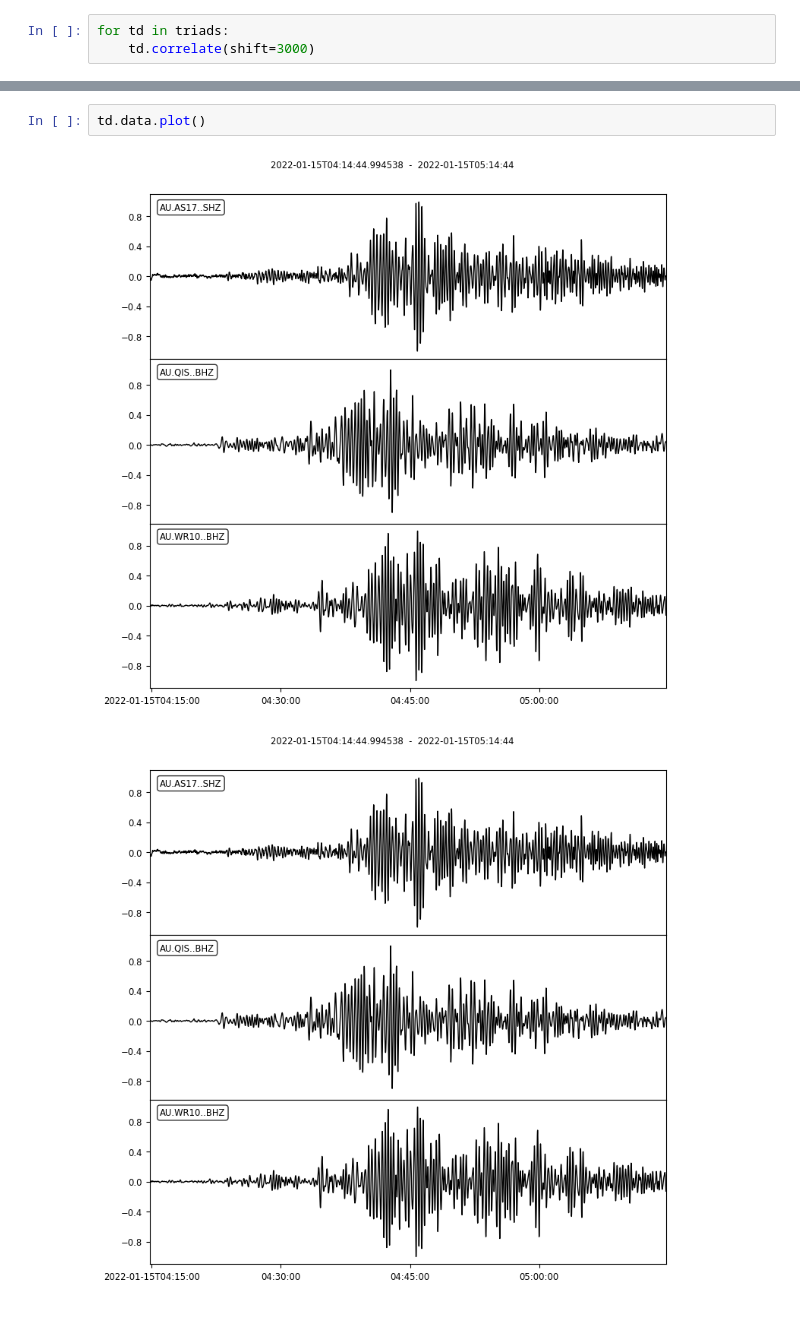
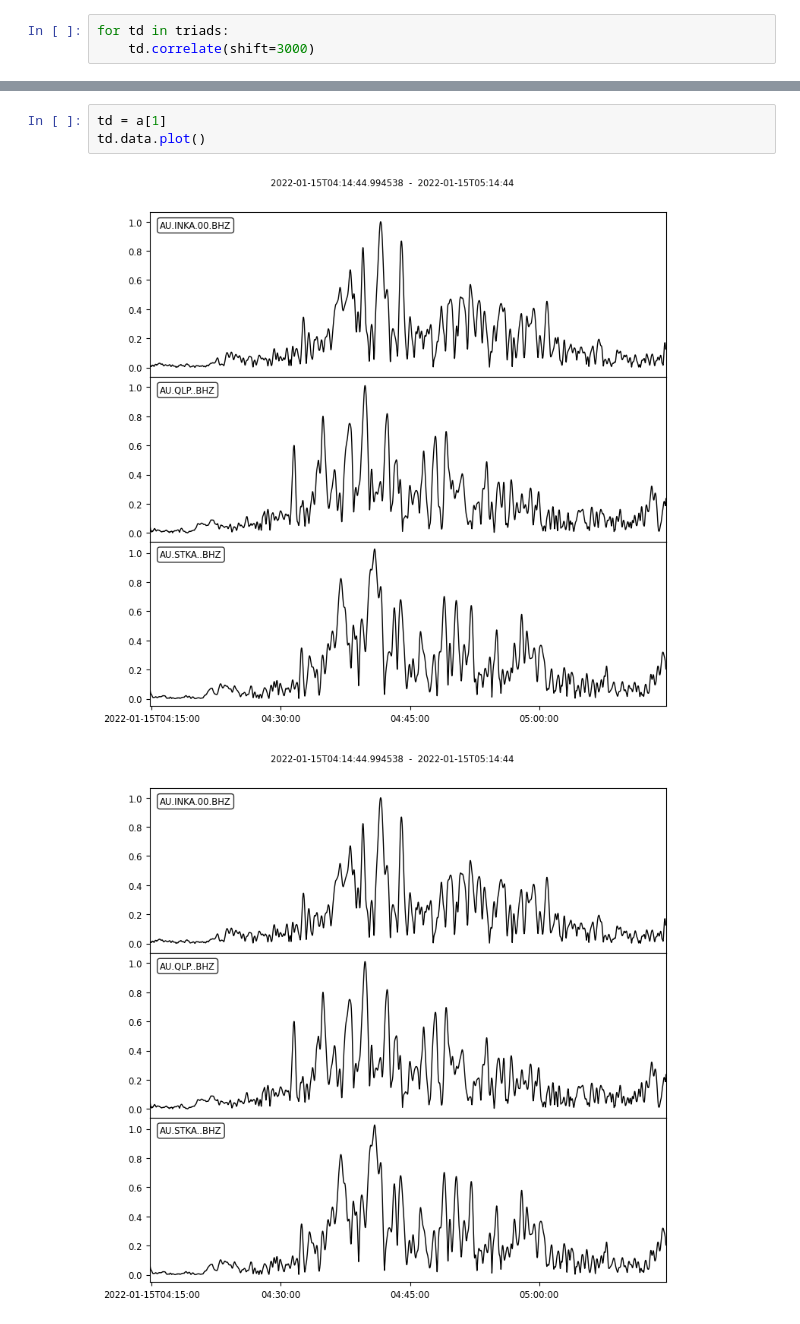
Before and after one commit to deep07004/RTSWED, a Jupyter notebook: Untitled.ipynb, the cells around one changed output, grey strips where cells are left out. Cells and saved outputs as stored; diff of their text form.

```diff
--- a/Untitled.ipynb
+++ b/Untitled.ipynb
@@ -46,5 +55,6 @@ for td in a:
 # %%
+td = a[1]
 td.data.plot()
 # %% [output]
-[figure, old version]
+[figure, new version]
-[figure, old version]
+[figure, new version]
```
Also changed, not shown: parts of 28 cells of this notebook, 1 other file.
